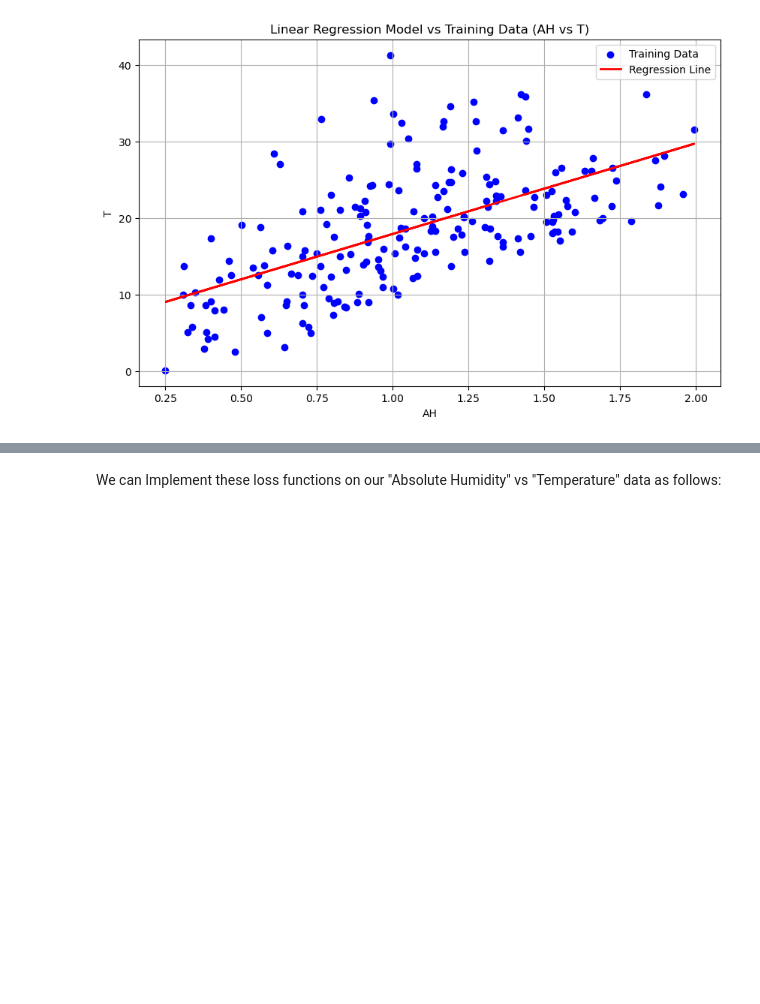
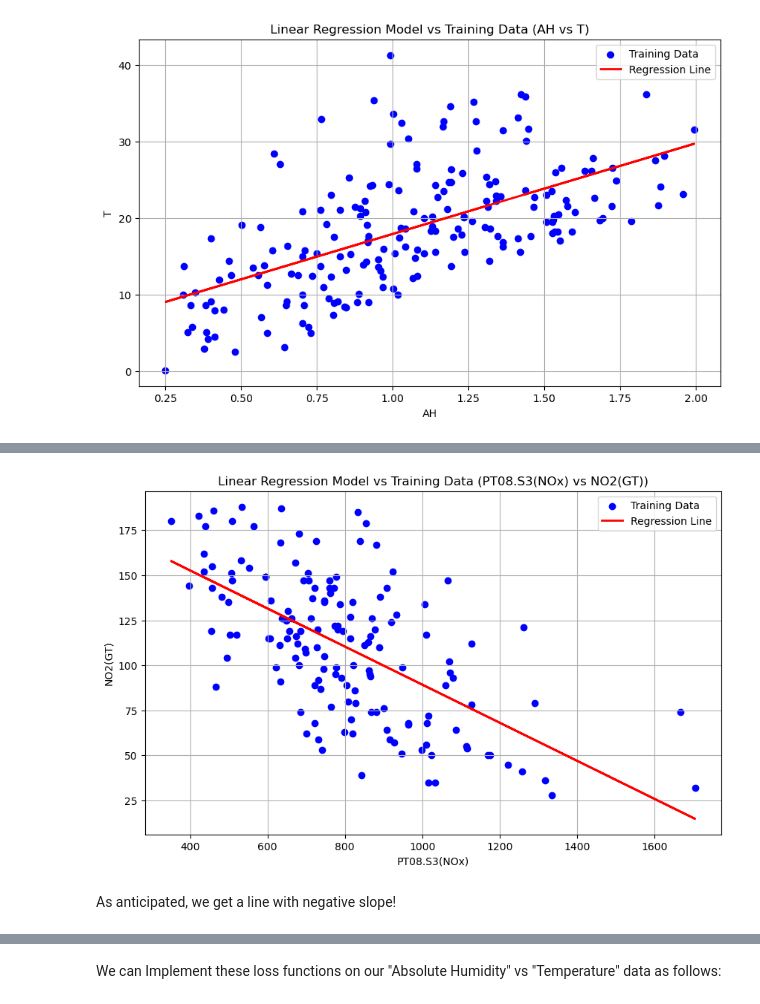
Before and after one commit to Becxster/INDE-577, a Jupyter notebook: Supervised Learning/Linear Regression/linear_regression.ipynb, the cells around one changed output, grey strips where cells are left out. Saved outputs shown, nothing was run; the diff lists cells and outputs as text; code cells hidden in the pictures; blank space fills up the shorter version.

```diff
--- a/Supervised Learning/Linear Regression/linear_regression.ipynb
+++ b/Supervised Learning/Linear Regression/linear_regression.ipynb
@@ -477,3 +553,43 @@ plt.show()
+# %%
+# Ensure all data is numeric
+df3_filtered = df3_filtered.apply(pd.to_numeric, errors='coerce')
+df4_filtered = df4_filtered.apply(pd.to_numeric, errors='coerce')
+
+# Handle NaN values (e.g., fill with mean or drop)
+df3_filtered.fillna(df3_filtered.mean(), inplace=True)
+df4_filtered.fillna(df4_filtered.mean(), inplace=True)
+
+# Split the data into training and testing sets
+df3_train, df3_test, df4_train, df4_test = train_test_split(df3_filtered, df4_filtered, test_size=0.2, random_state=42)
+
+# Scale the training data
+scaler = StandardScaler()
+df3_train_scaled = scaler.fit_transform(df3_train)
+
+# Reshape df3_train_scaled to match the expected number of features
+df3_train_scaled = df3_train_scaled.reshape(-1, 1)
+
+# Train the LinearRegression model
+lr_model = LinearRegression()
+lr_model.fit(df3_train_scaled, df4_train.values.ravel())
+
+# Predict using the trained LinearRegression model
+df4_train_pred = lr_model.predict(df3_train_scaled)
+
+# Plot the training data and the linear regression line
+plt.figure(figsize=(10, 6))
+plt.scatter(df3_train, df4_train, color='blue', label='Training Data')
+plt.plot(df3_train, df4_train_pred, color='red', linewidth=2, label='Regression Line')
+plt.xlabel(col3)
+plt.ylabel(col4)
+plt.title(f'Linear Regression Model vs Training Data ({col3} vs {col4})')
+plt.legend()
+plt.grid(True)
+plt.show()
+# %% [output]
+[figure, added]
+# %% [markdown]
+As anticipated, we get a line with negative slope!
 # %% [markdown]
 ## Other Loss Function Experimentation
 
```
Also changed, not shown: parts of 9 cells of this notebook, 3 other files.
